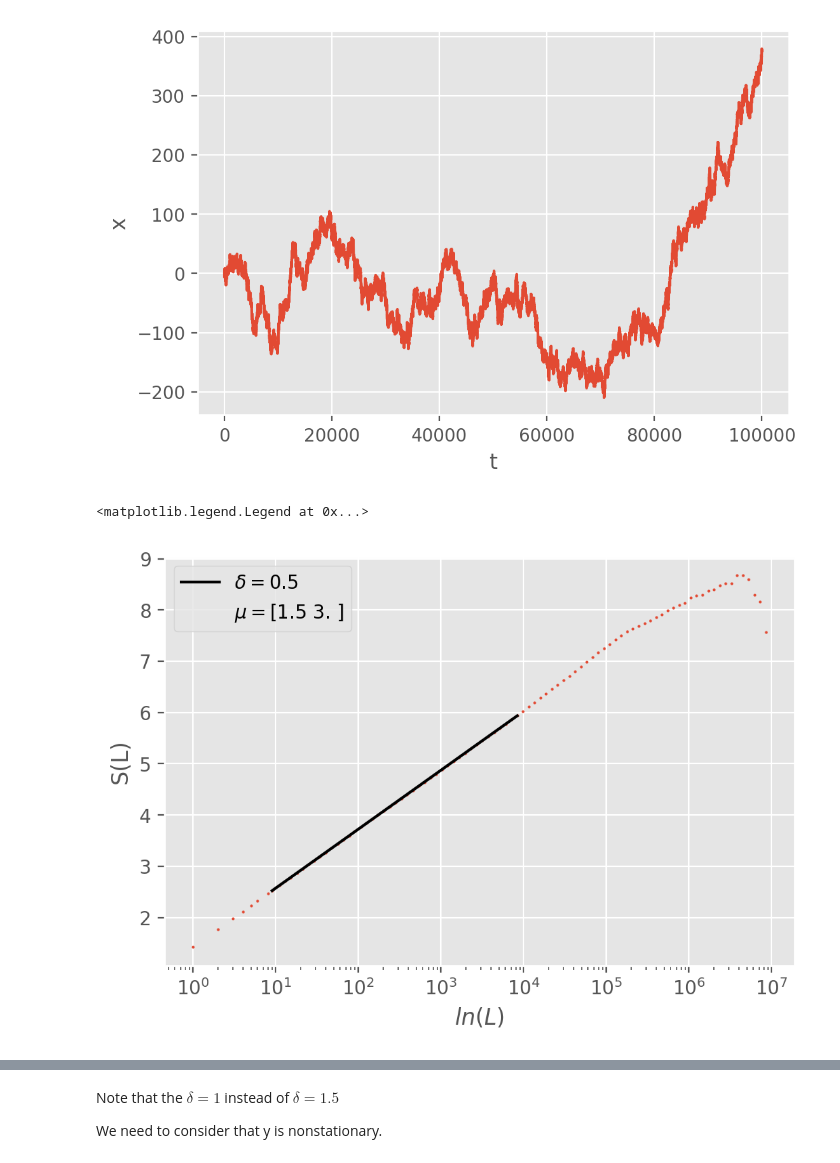
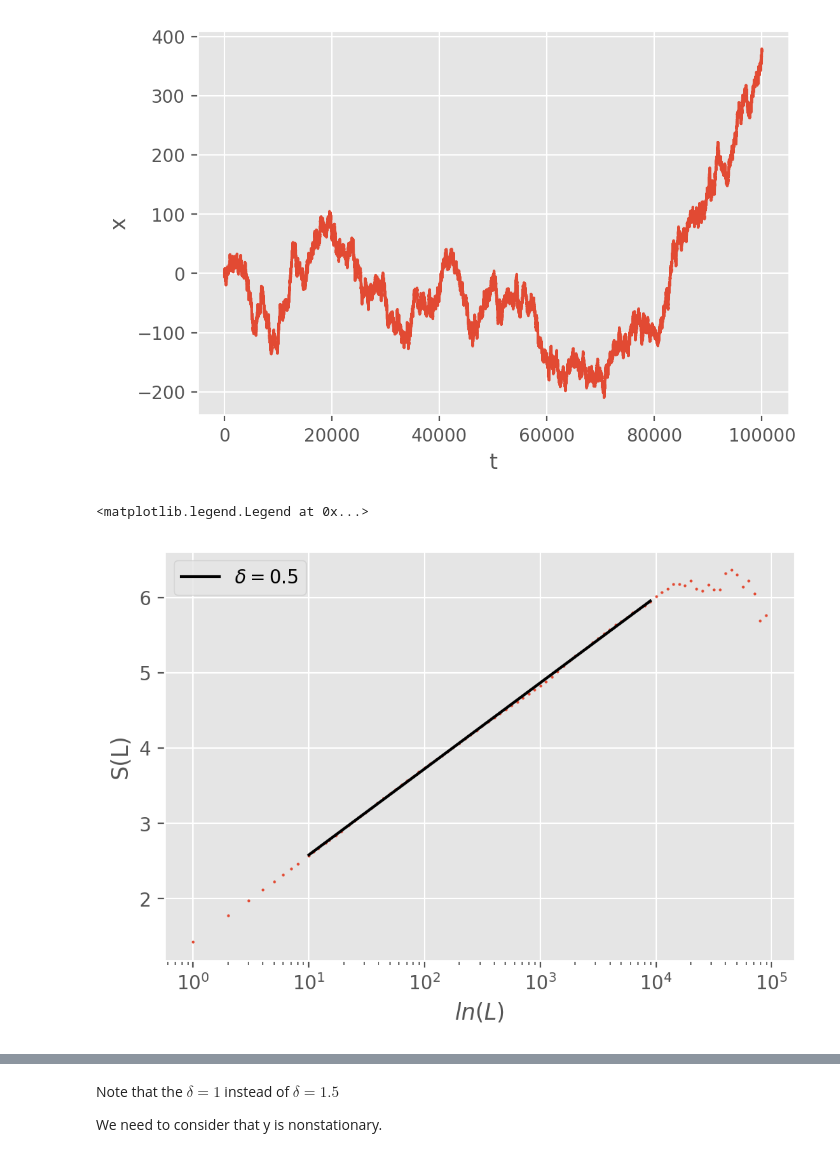
Before and after one commit to JacobBaxley/LogisticWork, a Jupyter notebook: Ensemble_Test.ipynb, the cells around one changed output, grey strips where cells are left out. Drawn from its saved outputs; the diff is of its cells as text; code cells hidden in the pictures.

Commit message:
Testing number of Stripes and DEA with Stripes

```diff
--- a/Ensemble_Test.ipynb
+++ b/Ensemble_Test.ipynb
@@ -159,20 +50,27 @@ s, L = no_stripe_entropy(data, window_lengths)
-# %%
-#for fitting and to get the scaling
-start = 1*10**1
-stop = 1*10**4
-fit = get_scaling(s, L, start, stop)
-mu = get_mu(fit[1][0])
-
-plt.scatter(L, s, 1)
-plt.plot(fit[0], fit[1][0] * np.log(fit[0]) + fit[1][1], color='k',
-        label='$\delta = $'+str(np.round(fit[1][0], 2)))
-plt.plot([], [], linestyle='', label='$\mu = $'+str(np.round(mu, 2)))
-plt.xscale('log')
-plt.xlabel('$ln(L)$')
-plt.ylabel('S(L)')
-plt.legend(loc=0)
-# %% [output]
-<matplotlib.legend.Legend at 0x...>
-[figure, removed]
+# %%
+number_of_points = 100 #may not repeat
+data = x
+
+window_lengths = np.unique(np.exp(np.arange(0,np.log(len(data)),np.log(len(data))/number_of_points)).astype(int))
+
+s, L = old_no_stripe_entropy(data, window_lengths)
+# %%
+#for fitting and to get the scaling
+start = 1*10**1
+stop = 1*10**4
+fit = get_scaling(s, L, start, stop)
+mu = get_mu(fit[1][0])
+
+plt.scatter(L, s, 1)
+plt.plot(fit[0], fit[1][0] * np.log(fit[0]) + fit[1][1], color='k',
+        label='$\delta = $'+str(np.round(fit[1][0], 2)))
+plt.plot([], [], linestyle='')
+plt.xscale('log')
+plt.xlabel('$ln(L)$')
+plt.ylabel('S(L)')
+plt.legend(loc=0)
+# %% [output]
+<matplotlib.legend.Legend at 0x...>
+[figure, added]
 # %%
 y = np.cumsum(x)
```
Also changed, not shown: parts of 45 cells of this notebook, 1 other file.
